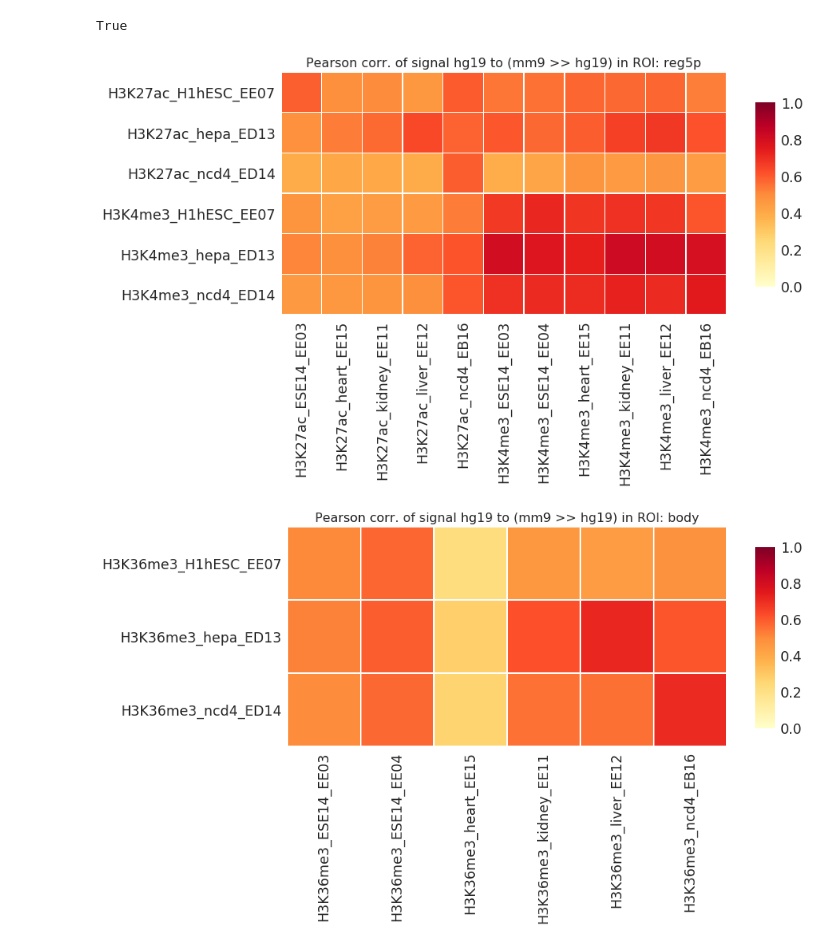
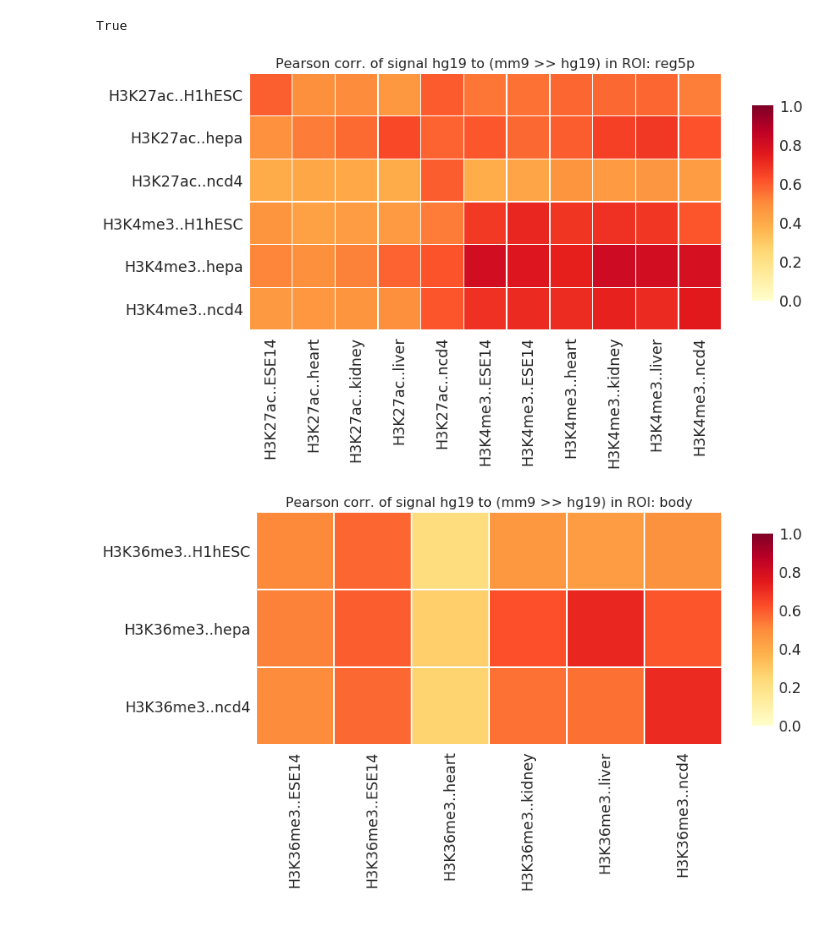
Before and after one commit to ptrebert/project-cross-species, a Jupyter notebook: notebooks/plotting/plot_sigcorr_matrix.ipynb, the cells around one changed output. Saved outputs shown, nothing was run; the diff lists cells and outputs as text; code cells hidden in the pictures.

Commit message:
FIX: simplified heatmap labels

```diff
--- a/notebooks/plotting/plot_sigcorr_matrix.ipynb
+++ b/notebooks/plotting/plot_sigcorr_matrix.ipynb
@@ -62,10 +62,17 @@ def plot_heatmap(dataset, title):
         fig, ax = plt.subplots(figsize=(6, 4))
         cbar_ax = fig.add_axes([0.8, 0.3, 0.035, 0.4])
     else:
-        print(dataset.shape)
         raise AssertionError()
+    row_labels = ['..'.join(l.split('_')[:2]) for l in dataset.index.tolist()]
+    col_labels = ['..'.join(l.split('_')[:2]) for l in dataset.columns]
+    if dataset.shape[0] == len(row_labels):
+        x_labels = col_labels
+        y_labels = row_labels
+    else:
+        x_labels = row_labels
+        y_labels = col_labels
     hm = sns.heatmap(dataset, vmin=0, vmax=1, cmap="YlOrRd", center=0.5, annot=False,
-                     xticklabels=True, yticklabels=True, square=True, linewidths=0.5,
+                     xticklabels=x_labels, yticklabels=y_labels, square=True, linewidths=0.5,
                      ax=ax, cbar_ax=cbar_ax)
     ax.set_title(title, fontsize=16)
     return fig
@@ -127,32 +134,32 @@ def run_src_corr():
                         continue
                 if region == 'body':
                     if not (comp[4] in body_marks and comp[9] in body_marks):
                         continue
                 stat = load_json(os.path.join(src_corr, df))
                 rows[l1].append((l2, stat))
                 rows[l2].append((l1, stat))
             prep = []
             for label, row in rows.items():
                 df = pd.DataFrame([[x[1] for x in row]], dtype=np.float32,
                                   columns=[x[0] for x in row], index=[label])
                 df = df.loc[:, ~df.columns.duplicated(keep='first')]
                 prep.append(df)
             df = pd.concat(prep, axis=0, ignore_index=False)
             df.sort_index(axis=0, inplace=True)
             title = 'Pearson corr. of signal {} to {} in ROI: {}'.format(assm, assm, region)
             hm = plot_heatmap(df, title)
             if save_figures:
                 outname = '_'.join(['fig_X_supp_corr', assm, region])
                 outpath = os.path.join(outfolder, outname + '.svg')
                 hm.savefig(outpath)
                 outpath = os.path.join(outfolder, outname + '.png')
                 hm.savefig(outpath, dpi=300, bbox_inches='tight', pad_inches=0.1)
     return True
 
 
 run_map_corr()
 run_src_corr()
 # %% [output]
 True
-[figure, old version]
+[figure, new version]
-[figure, old version]
+[figure, new version]
```
Also changed, not shown: parts of 1 cell of this notebook.
